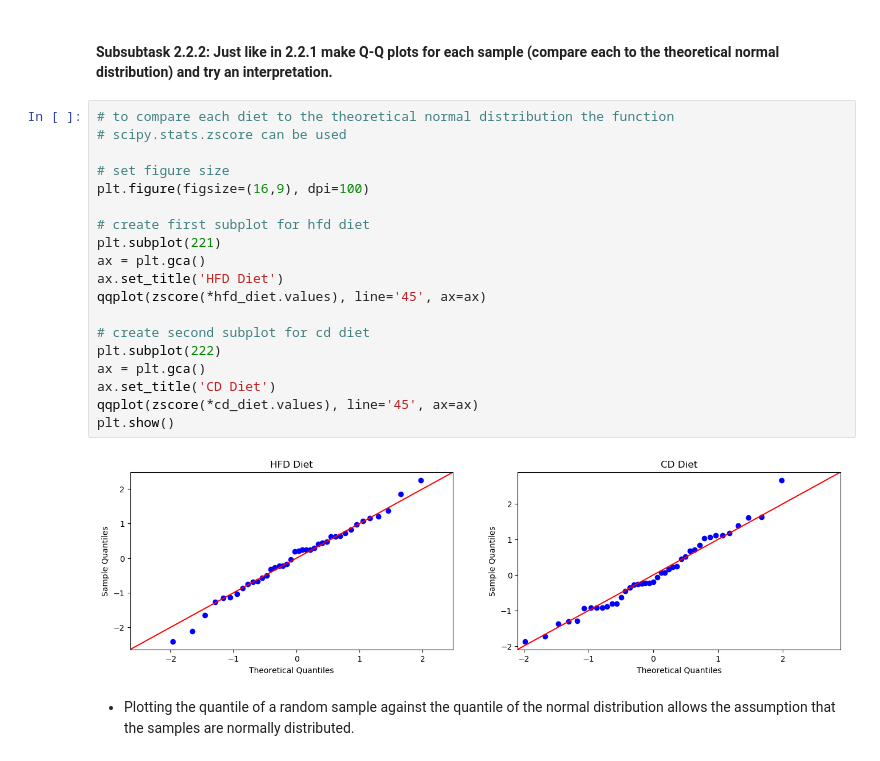
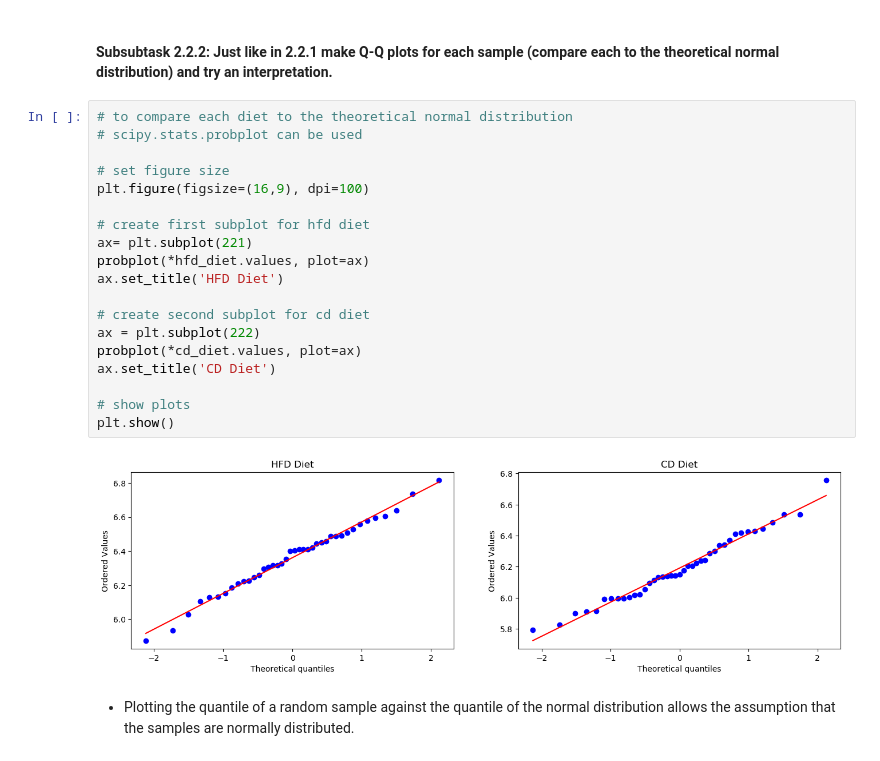
Before and after one commit to TrisKast/DataScience-Bioinformatics, a Jupyter notebook: notebooks/Day56_DE_Analysis.ipynb, the cells around one changed output. Saved outputs shown, nothing was run; the diff lists cells and outputs as text.

Commit message:
task 2.2.2 use probplot

```diff
--- a/notebooks/Day56_DE_Analysis.ipynb
+++ b/notebooks/Day56_DE_Analysis.ipynb
@@ -275,26 +275,26 @@ sns.boxplot(data=merged_data, palette=my_pal);
 # %% [markdown]
 #### Subsubtask 2.2.2: Just like in 2.2.1 make Q-Q plots for each sample (compare each to the theoretical normal distribution) and try an interpretation.
 # %%
-# to compare each diet to the theoretical normal distribution the function
-# scipy.stats.zscore can be used
+# to compare each diet to the theoretical normal distribution
+# scipy.stats.probplot can be used
 
 # set figure size
 plt.figure(figsize=(16,9), dpi=100)
 
 # create first subplot for hfd diet
-plt.subplot(221)
-ax = plt.gca()
+ax= plt.subplot(221)
+probplot(*hfd_diet.values, plot=ax)
 ax.set_title('HFD Diet')
-qqplot(zscore(*hfd_diet.values), line='45', ax=ax)
 
 # create second subplot for cd diet
-plt.subplot(222)
-ax = plt.gca()
+ax = plt.subplot(222)
+probplot(*cd_diet.values, plot=ax)
 ax.set_title('CD Diet')
-qqplot(zscore(*cd_diet.values), line='45', ax=ax)
+
+# show plots
 plt.show()
 # %% [output]
-[figure, old version]
+[figure, new version]
 # %% [markdown]
 - Plotting the quantile of a random sample against the quantile of the normal distribution allows the assumption that the samples are normally distributed.
 # %% [markdown]
```
Also changed, not shown: parts of 1 cell of this notebook.
